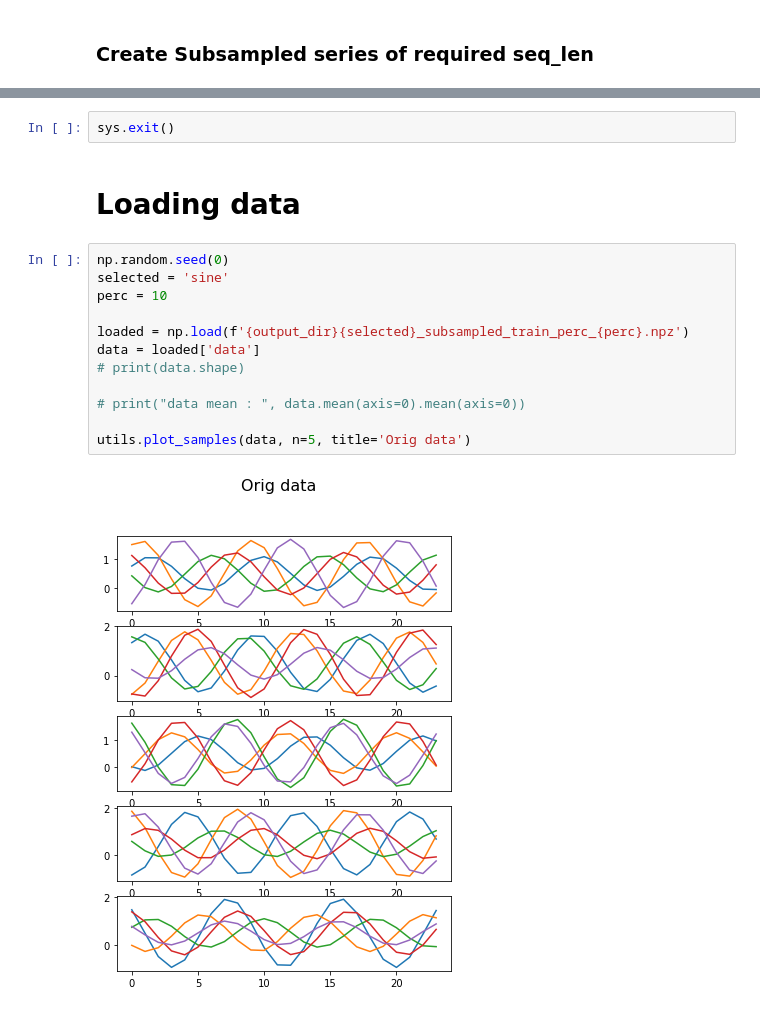
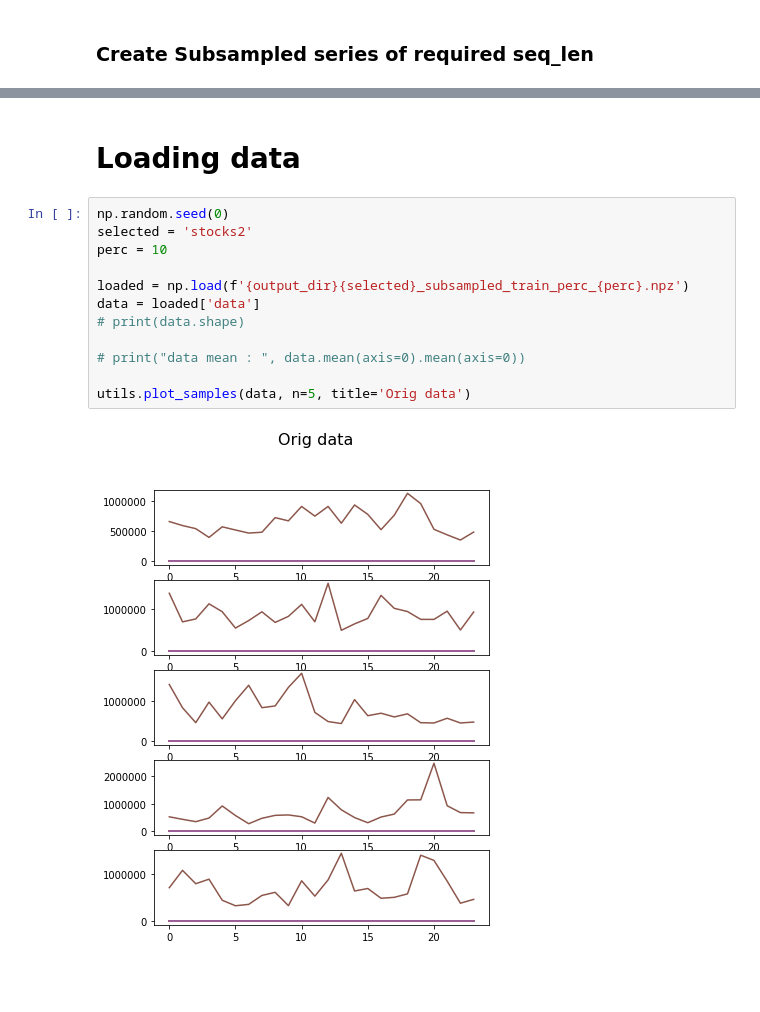
Before and after one commit to abudesai/syntheticdatagen, a Jupyter notebook: true_data_processing/preprocess_stocks_air_energy_data.ipynb, the cells around one changed output, grey strips where cells are left out. Drawn from its saved outputs; the diff is of its cells as text; blank space fills up the shorter version.

Commit message:
added verint stocks data

```diff
--- a/true_data_processing/preprocess_stocks_air_energy_data.ipynb
+++ b/true_data_processing/preprocess_stocks_air_energy_data.ipynb
@@ -185,18 +179,16 @@ array([ 97.63860704,   3.78272285,  21.68510218,  40.25155344,
-# %%
-sys.exit()
 # %% [markdown]
 # Loading data
 # %%
 np.random.seed(0)
-selected = 'sine'
+selected = 'stocks2'
 perc = 10
 
 loaded = np.load(f'{output_dir}{selected}_subsampled_train_perc_{perc}.npz')
 data = loaded['data']
 # print(data.shape)
 
 # print("data mean : ", data.mean(axis=0).mean(axis=0))
 
 utils.plot_samples(data, n=5, title='Orig data')
 # %% [output]
-[figure, old version]
+[figure, new version]
```
Also changed, not shown: parts of 10 cells of this notebook, 6 other files.
